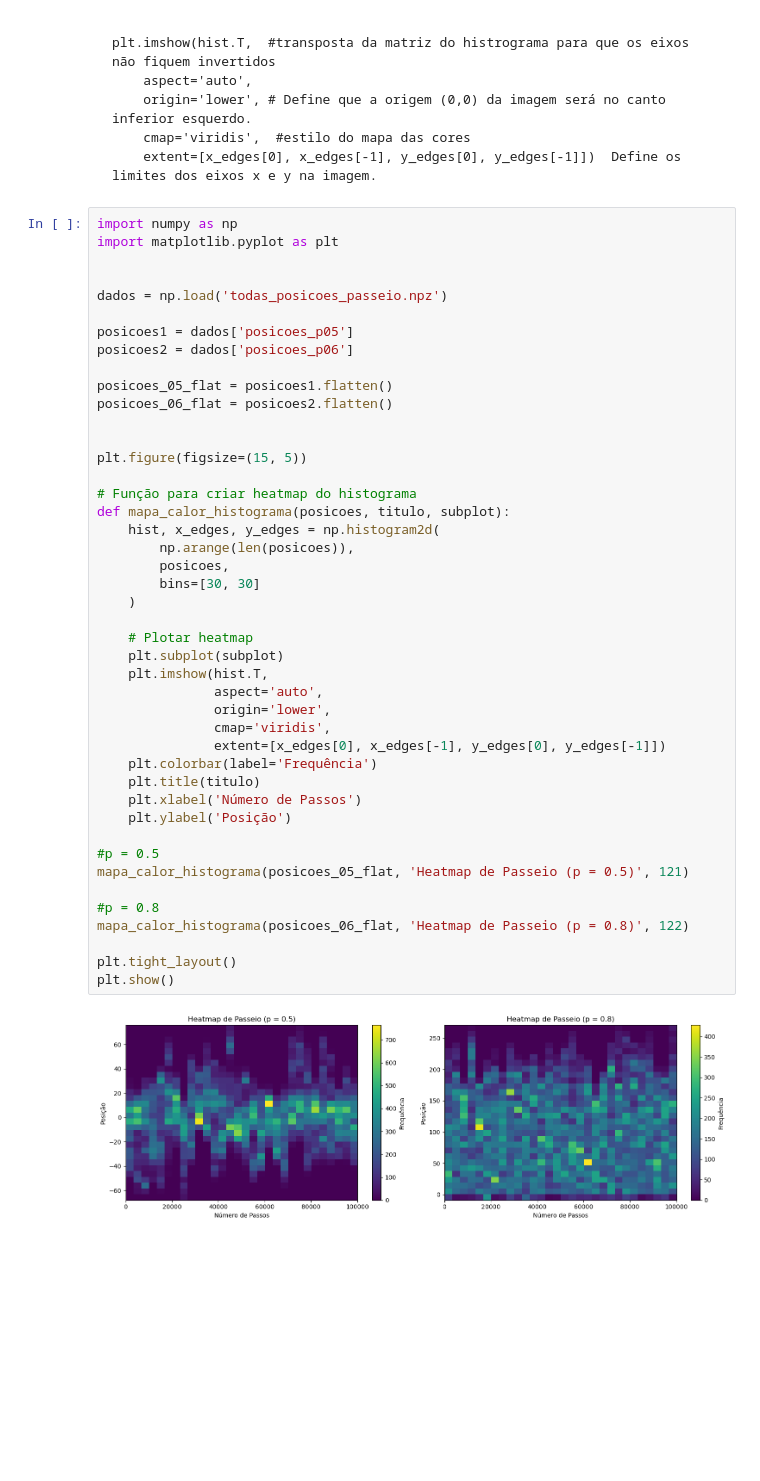
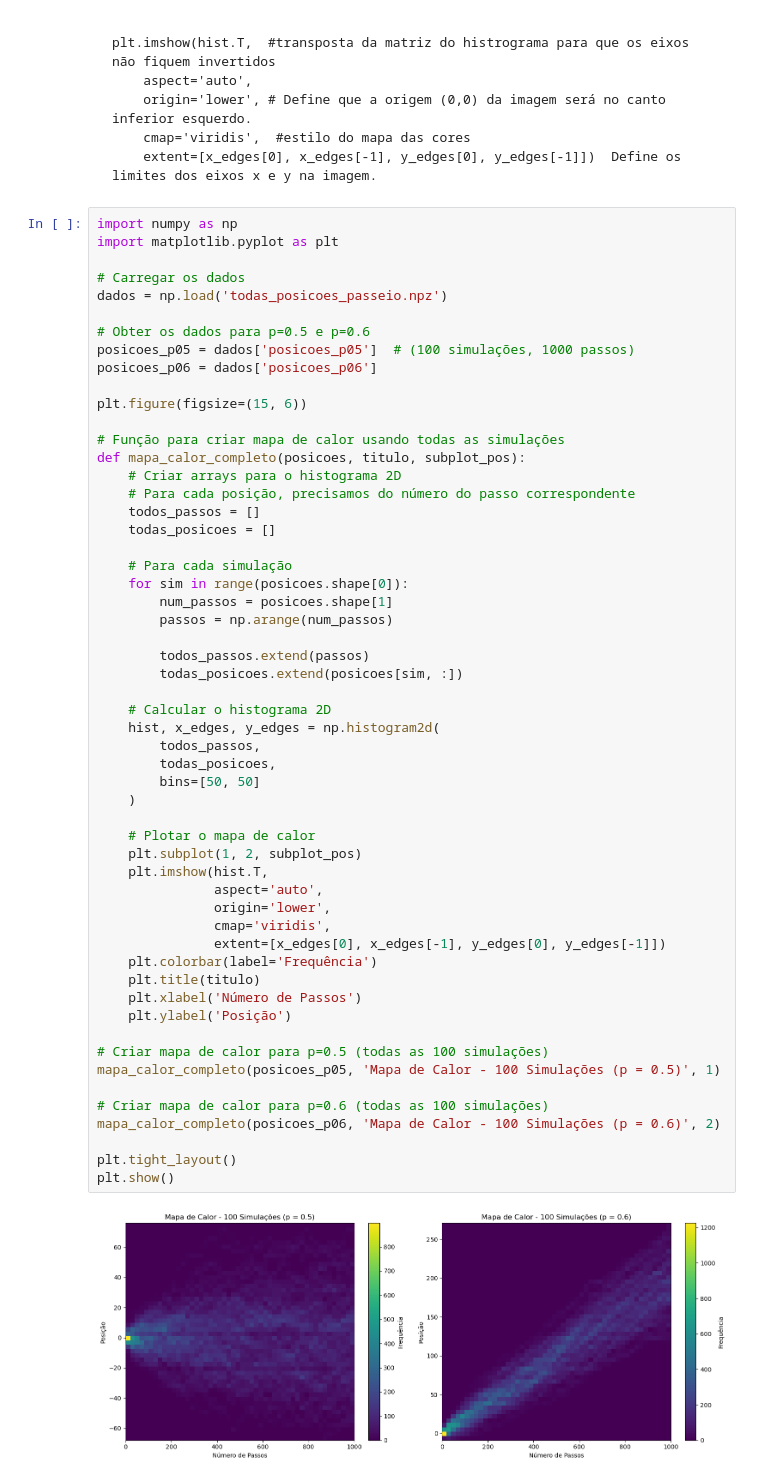
Before and after one commit to JVeloso14/Fisica-computacional-atividades, a Jupyter notebook: atividade 4/atividade_avançada2.ipynb, the cells around one changed output. Cells and saved outputs as stored; diff of their text form; blank space fills up the shorter version.

```diff
--- a/atividade 4/atividade_avançada2.ipynb
+++ b/atividade 4/atividade_avançada2.ipynb
@@ -26,46 +26,57 @@ plt.imshow(hist.T,  #transposta da matriz do histrograma para que os eixos não
 # %%
 import numpy as np
 import matplotlib.pyplot as plt
 
-
+# Carregar os dados
 dados = np.load('todas_posicoes_passeio.npz')
 
-posicoes1 = dados['posicoes_p05']
-posicoes2 = dados['posicoes_p06']
+# Obter os dados para p=0.5 e p=0.6
+posicoes_p05 = dados['posicoes_p05']  # (100 simulações, 1000 passos)
+posicoes_p06 = dados['posicoes_p06']
 
-posicoes_05_flat = posicoes1.flatten()
-posicoes_06_flat = posicoes2.flatten()
+plt.figure(figsize=(15, 6))
 
+# Função para criar mapa de calor usando todas as simulações
+def mapa_calor_completo(posicoes, titulo, subplot_pos):
+    # Criar arrays para o histograma 2D
+    # Para cada posição, precisamos do número do passo correspondente
+    todos_passos = []
+    todas_posicoes = []
 
-plt.figure(figsize=(15, 5))
+    # Para cada simulação
+    for sim in range(posicoes.shape[0]):
+        num_passos = posicoes.shape[1]
+        passos = np.arange(num_passos)
 
-# Função para criar heatmap do histograma
-def mapa_calor_histograma(posicoes, titulo, subplot):
+        todos_passos.extend(passos)
+        todas_posicoes.extend(posicoes[sim, :])
+
+    # Calcular o histograma 2D
     hist, x_edges, y_edges = np.histogram2d(
-        np.arange(len(posicoes)),
-        posicoes,
-        bins=[30, 30]
+        todos_passos,
+        todas_posicoes,
+        bins=[50, 50]
     )
 
-    # Plotar heatmap
-    plt.subplot(subplot)
+    # Plotar o mapa de calor
+    plt.subplot(1, 2, subplot_pos)
     plt.imshow(hist.T,
                aspect='auto',
                origin='lower',
                cmap='viridis',
                extent=[x_edges[0], x_edges[-1], y_edges[0], y_edges[-1]])
     plt.colorbar(label='Frequência')
     plt.title(titulo)
     plt.xlabel('Número de Passos')
     plt.ylabel('Posição')
 
-#p = 0.5
-mapa_calor_histograma(posicoes_05_flat, 'Heatmap de Passeio (p = 0.5)', 121)
+# Criar mapa de calor para p=0.5 (todas as 100 simulações)
+mapa_calor_completo(posicoes_p05, 'Mapa de Calor - 100 Simulações (p = 0.5)', 1)
 
-#p = 0.8
-mapa_calor_histograma(posicoes_06_flat, 'Heatmap de Passeio (p = 0.8)', 122)
+# Criar mapa de calor para p=0.6 (todas as 100 simulações)
+mapa_calor_completo(posicoes_p06, 'Mapa de Calor - 100 Simulações (p = 0.6)', 2)
 
 plt.tight_layout()
 plt.show()
 # %% [output]
-[figure, old version]
+[figure, new version]
```
Also changed, not shown: 2 other files.
